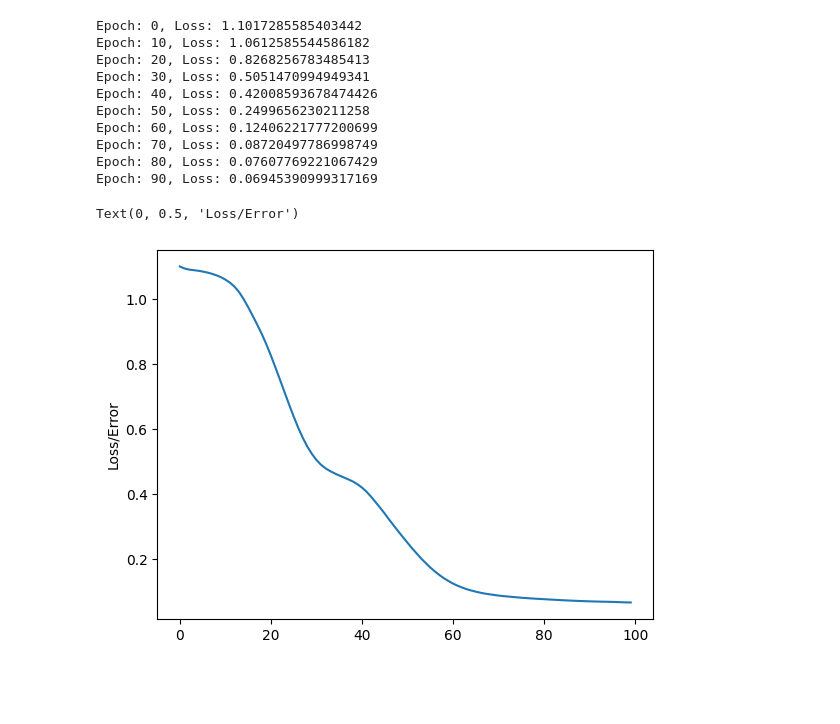
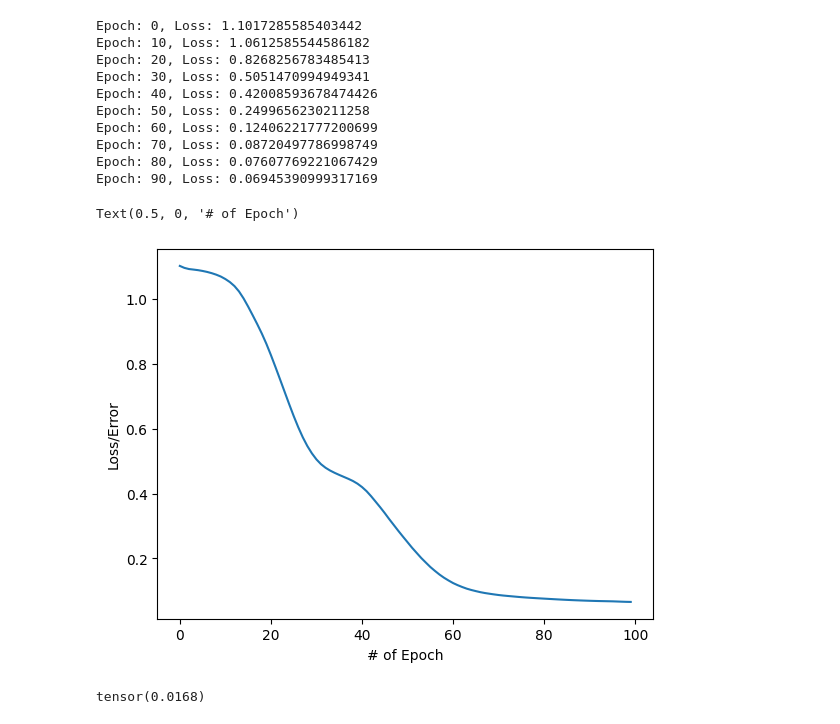
Before and after one commit to BroWang1/ML-Iris-Dataset, a Jupyter notebook: model.ipynb, the cells around one changed output. Cells and saved outputs as stored; diff of their text form; code cells hidden in the pictures; blank space fills up the shorter version.

```diff
--- a/model.ipynb
+++ b/model.ipynb
@@ -122,7 +122,8 @@ Epoch: 90, Loss: 0.06945390999317169
 # %%
 #Graphing the losses
 plt.plot(range(epochs), losses)
 plt.ylabel('Loss/Error')
+plt.xlabel('# of Epoch')
 # %% [output]
-Text(0, 0.5, 'Loss/Error')
+Text(0.5, 0, '# of Epoch')
-[figure, old version]
+[figure, new version]
@@ -128,0 +135,4 @@ Text(0, 0.5, 'Loss/Error')
+# %%
+loss    #This number should have been close to the error score of the training data
+# %% [output]
+tensor(0.0168)
```
Also changed, not shown: parts of 6 cells of this notebook, 1 other file.
